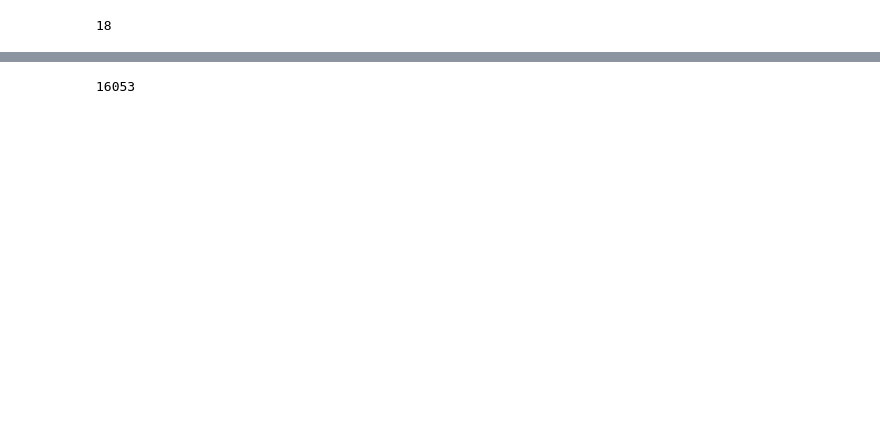
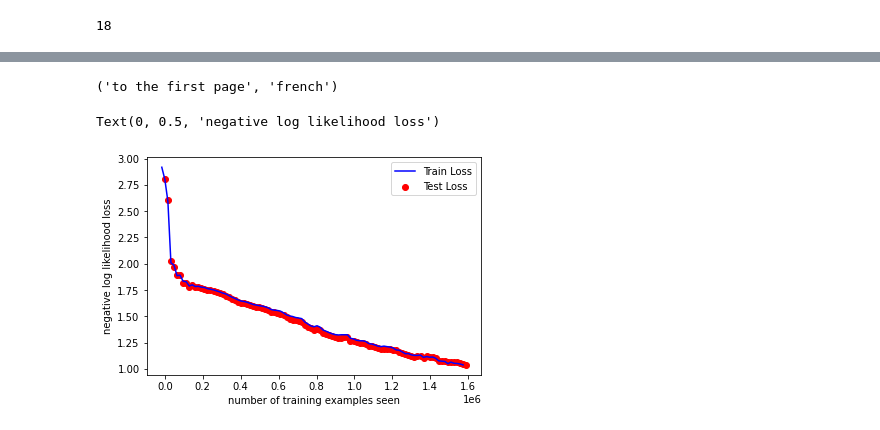
Before and after one commit to ilmarinen/machine-learning-notebooks, a Jupyter notebook: NameClassifier-RNN.ipynb, the cells around one changed output, grey strips where cells are left out. Cells and saved outputs as stored; diff of their text form; code cells hidden in the pictures; blank space fills up the shorter version.

```diff
--- a/NameClassifier-RNN.ipynb
+++ b/NameClassifier-RNN.ipynb
@@ -177,20 +310,20 @@ test_set = sorted(test_set, key=lambda t: len(t[0]), reverse=True)
 # %%
-X_train = []
-X_train_lengths = []
-Y_train = []
-X_test = []
-X_test_lengths = []
-Y_test = []
-for x, y in train_set:
-    X_train.append(torch.tensor(x).float().to(device))
-    X_train_lengths.append(len(x))
-    Y_train.append(np.argmax(torch.tensor(y)))
+# X_train = []
+# X_train_lengths = []
+# Y_train = []
+# X_test = []
+# X_test_lengths = []
+# Y_test = []
+# for x, y in train_set:
+#     X_train.append(torch.tensor(x).float().to(device))
+#     X_train_lengths.append(len(x))
+#     Y_train.append(np.argmax(torch.tensor(y)))
 
-Y_train = torch.tensor(Y_train).to(device)
+# Y_train = torch.tensor(Y_train).to(device)
 
-for x, y in test_set:
-    X_test.append(torch.tensor(x).float().to(device))
-    X_test_lengths.append(len(x))
-    Y_test.append(np.argmax(torch.tensor(y)))
+# for x, y in test_set:
+#     X_test.append(torch.tensor(x).float().to(device))
+#     X_test_lengths.append(len(x))
+#     Y_test.append(np.argmax(torch.tensor(y)))
 
-Y_test = torch.tensor(Y_test).to(device)
+# Y_test = torch.tensor(Y_test).to(device)
@@ -242,2 +408,2 @@ class ModelOne(nn.Module):
 # %%
-model_one = ModelOne().to(device)
+model_one = ModelOneNew(29, 18, 128, 4).to(device)
@@ -246,4 +409,0 @@ output = model_one(X_train_padded, X_train_lengths)
-# %%
-len(output)
-# %% [output]
-16053
@@ -249,0 +414,17 @@ len(output)
+# %%
+one_hot_to_word(batched_train_set[0][0][0]), languages[torch.argmax(torch.tensor(batched_train_set[0][0][1]))]
+# %% [output]
+('to the first page', 'french')
+# %%
+optimizer = optim.Adam(model_one.parameters(), lr=0.001)
+train_counter, train_losses, test_counter, test_losses = train_model(model_one, optimizer, batched_train_set, batched_test_set, batch_size_train, batch_size_test, epochs=100)
+# %%
+fig = plt.figure()
+plt.scatter(test_counter, test_losses, color='red')
+plt.plot(train_counter, train_losses, color='blue')
+plt.legend(['Train Loss', 'Test Loss'], loc='upper right')
+plt.xlabel('number of training examples seen')
+plt.ylabel('negative log likelihood loss')
+# %% [output]
+Text(0, 0.5, 'negative log likelihood loss')
+[figure, added]
```
Also changed, not shown: parts of 45 cells of this notebook, 2 other files.
